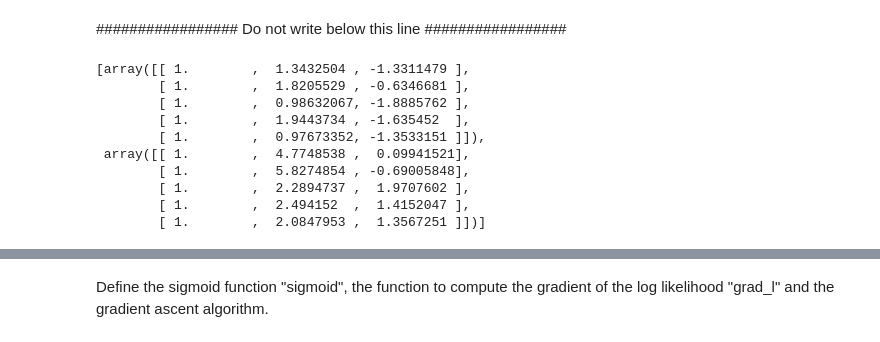
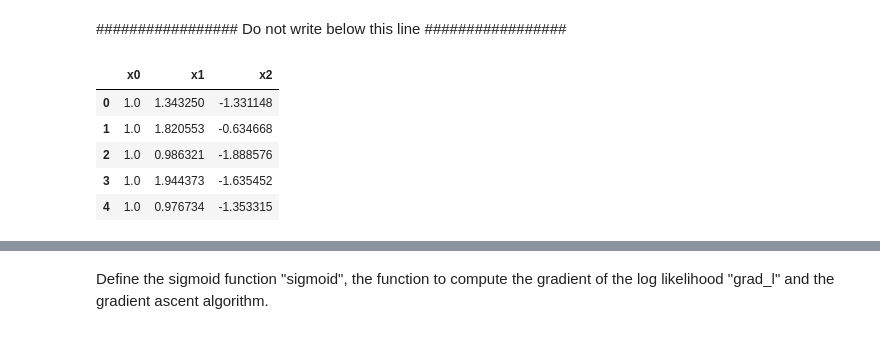
Before and after one commit to senad96/Second-Assignment-DataScience, a Jupyter notebook: FDS_Exercise_2_new_assigned.ipynb, the cells around one changed output, grey strips where cells are left out. Saved outputs shown, nothing was run; the diff lists cells and outputs as text; code cells hidden in the pictures.

```diff
--- a/FDS_Exercise_2_new_assigned.ipynb
+++ b/FDS_Exercise_2_new_assigned.ipynb
@@ -140,15 +140,15 @@ y = (y-min(y))/(max(y)-min(y))
 # %% [markdown]
 ################# Do not write below this line #################
 # %%
-[x[:5,:],x[-5:,:]] # Plot the first and last 5 lines of x, now containing features x0 (constant=1), x1 and x2
+#[x[:5,:],x[-5:,:]]
+# Plot the first and last 5 lines of x, now containing features x0 (constant=1), x1 and x2
+
+show_x = pd.DataFrame(x,columns=['x0','x1','x2'])
+show_x.head(5)
 # %% [output]
-[array([[ 1.        ,  1.3432504 , -1.3311479 ],
-        [ 1.        ,  1.8205529 , -0.6346681 ],
-        [ 1.        ,  0.98632067, -1.8885762 ],
-        [ 1.        ,  1.9443734 , -1.635452  ],
-        [ 1.        ,  0.97673352, -1.3533151 ]]),
- array([[ 1.        ,  4.7748538 ,  0.09941521],
-        [ 1.        ,  5.8274854 , -0.69005848],
-        [ 1.        ,  2.2894737 ,  1.9707602 ],
-        [ 1.        ,  2.494152  ,  1.4152047 ],
-        [ 1.        ,  2.0847953 ,  1.3567251 ]])]
+|  | x0 | x1 | x2 |
+| 0 | 1.0 | 1.343250 | -1.331148 |
+| 1 | 1.0 | 1.820553 | -0.634668 |
+| 2 | 1.0 | 0.986321 | -1.888576 |
+| 3 | 1.0 | 1.944373 | -1.635452 |
+| 4 | 1.0 | 0.976734 | -1.353315 |
```
Also changed, not shown: parts of 21 cells of this notebook.
